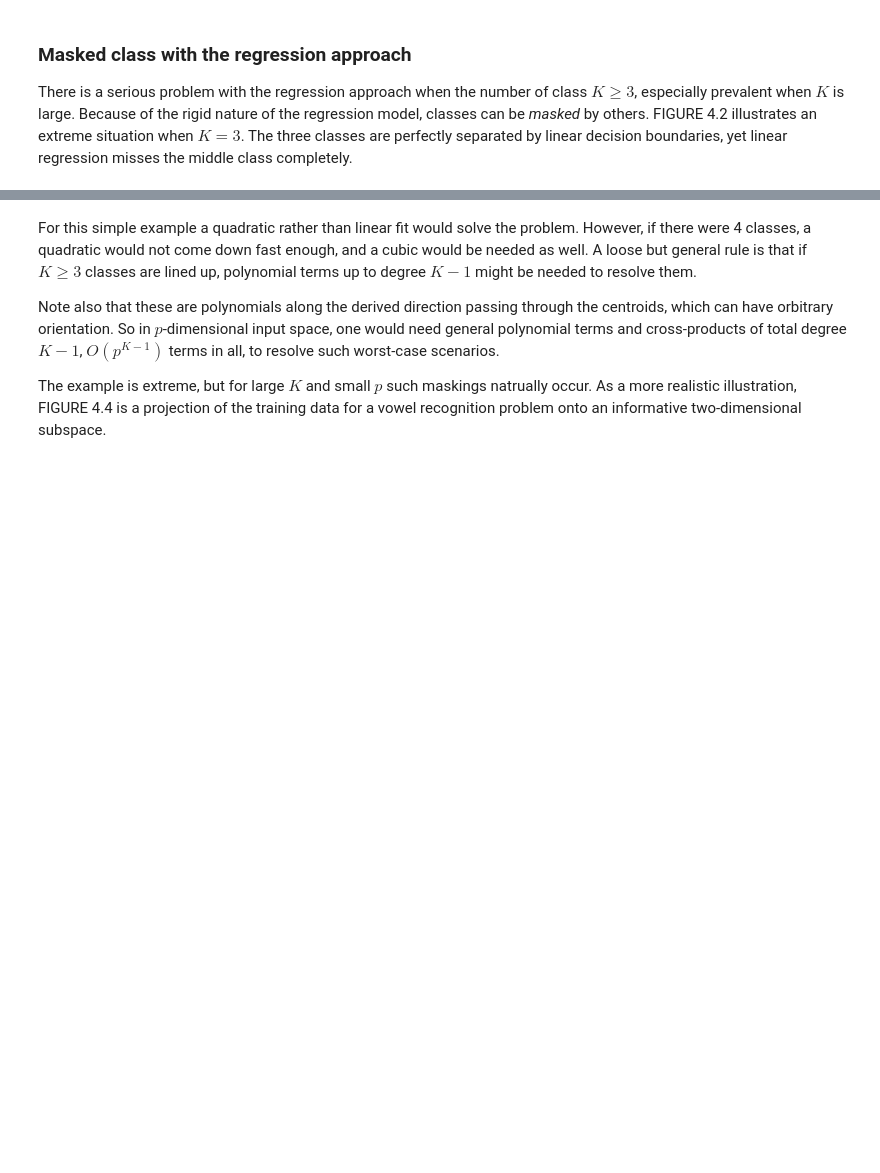
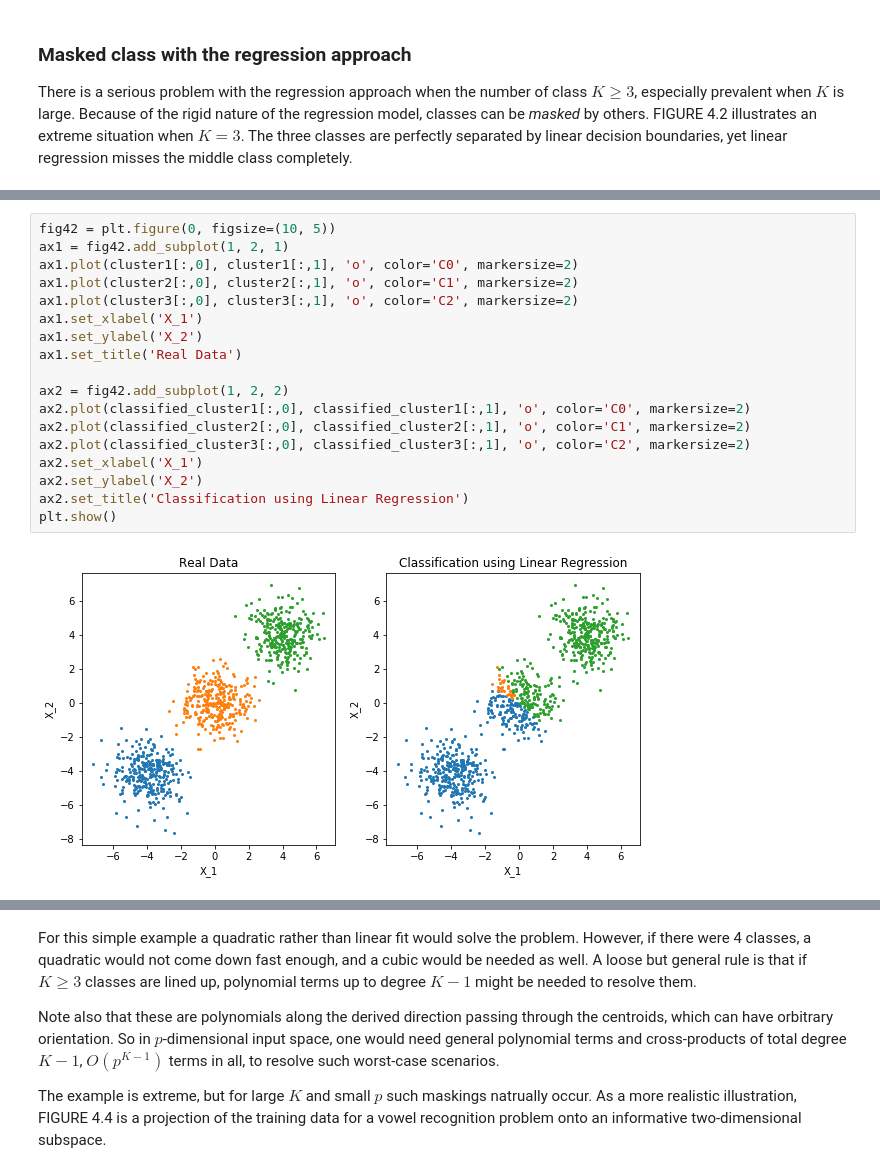
Before and after one commit to dgkim5360/the-elements-of-statistical-learning-notebooks, a Jupyter notebook: chapter4-linear-methods-for-classification/section2-linear-regression-of-an-indicator-matrix.ipynb, the cells around one changed output, grey strips where cells are left out. Saved outputs shown, nothing was run; the diff lists cells and outputs as text; blank space fills up the shorter version.

```diff
--- a/chapter4-linear-methods-for-classification/section2-linear-regression-of-an-indicator-matrix.ipynb
+++ b/chapter4-linear-methods-for-classification/section2-linear-regression-of-an-indicator-matrix.ipynb
@@ -139,3 +119,23 @@ plt.show()
+# %%
+fig42 = plt.figure(0, figsize=(10, 5))
+ax1 = fig42.add_subplot(1, 2, 1)
+ax1.plot(cluster1[:,0], cluster1[:,1], 'o', color='C0', markersize=2)
+ax1.plot(cluster2[:,0], cluster2[:,1], 'o', color='C1', markersize=2)
+ax1.plot(cluster3[:,0], cluster3[:,1], 'o', color='C2', markersize=2)
+ax1.set_xlabel('X_1')
+ax1.set_ylabel('X_2')
+ax1.set_title('Real Data')
+
+ax2 = fig42.add_subplot(1, 2, 2)
+ax2.plot(classified_cluster1[:,0], classified_cluster1[:,1], 'o', color='C0', markersize=2)
+ax2.plot(classified_cluster2[:,0], classified_cluster2[:,1], 'o', color='C1', markersize=2)
+ax2.plot(classified_cluster3[:,0], classified_cluster3[:,1], 'o', color='C2', markersize=2)
+ax2.set_xlabel('X_1')
+ax2.set_ylabel('X_2')
+ax2.set_title('Classification using Linear Regression')
+plt.show()
+# %% [output]
+[figure, added]
 # %%
 """FIGURE 4.3. The effects of masking on linear regression in R for a three
 class problem.
```
Also changed, not shown: parts of 4 cells of this notebook.
